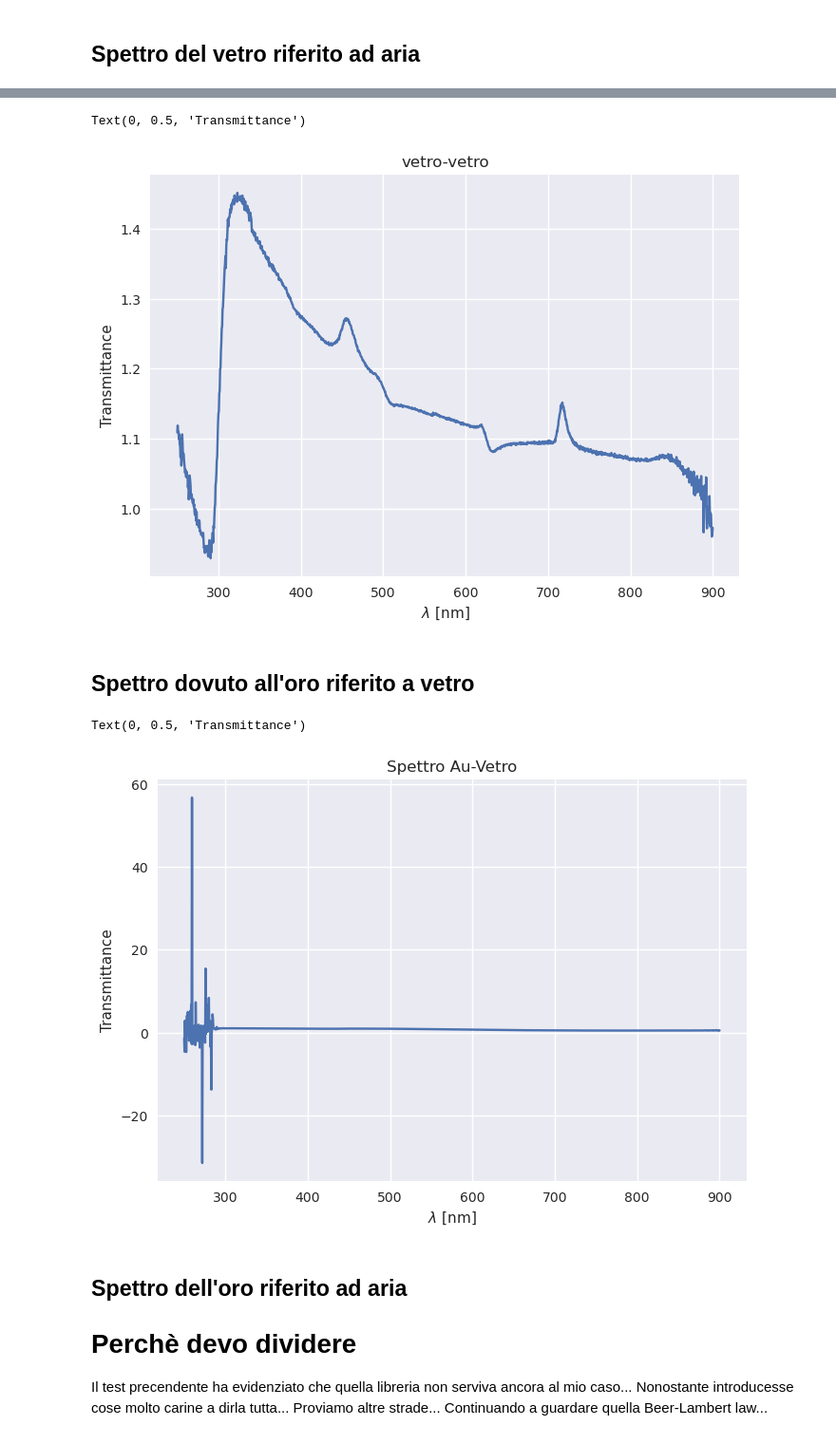
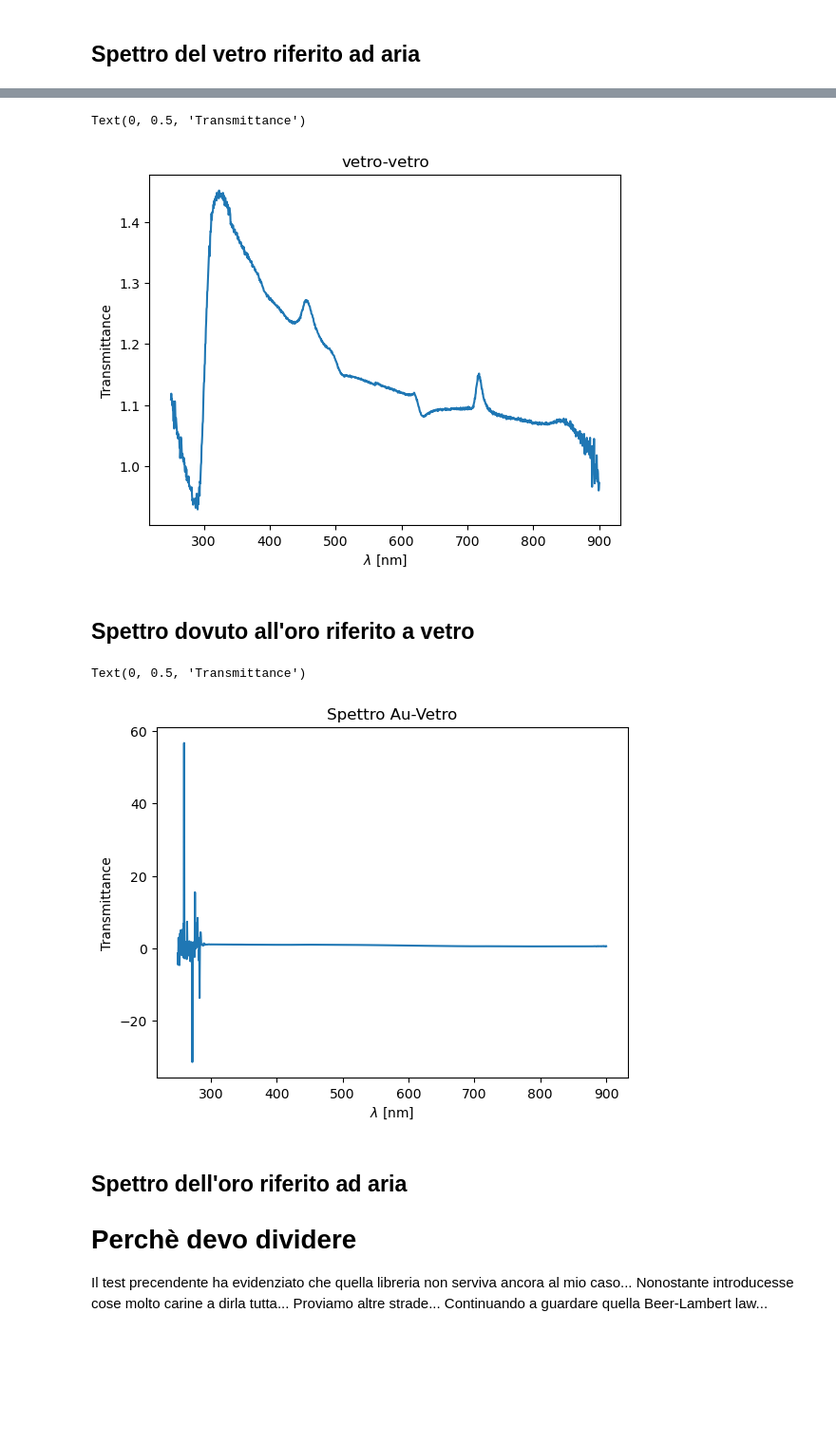
Before and after one commit to RandDouble/lab_mat, a Jupyter notebook: grafici_spettri.ipynb, the cells around one changed output, grey strips where cells are left out. Shown at 95% size. Cells and saved outputs as stored; diff of their text form; code cells hidden in the pictures; blank space fills up the shorter version.

```diff
--- a/grafici_spettri.ipynb
+++ b/grafici_spettri.ipynb
@@ -9,7 +9,7 @@ import pandas as pd
 from pathlib import Path
 
 
-plt.style.use("seaborn")
+plt.style.use("default" )
 
 file_names = Path("./data/Pre-21-04/")
 names = ["lambda", "transmittance"]
@@ -47,20 +47,20 @@ plt.xlabel(lmbd)
 plt.ylabel(Trans)
 # %% [output]
 Text(0, 0.5, 'Transmittance')
-[figure, old version]
+[figure, new version]
 # %% [markdown]
 ## Spettro dovuto all'oro riferito a vetro
 # %%
 vetroAU_vetro = pd.read_table(
-    "data/trasm_900_250_AuVetroSample_VetroRef.txt", names=names, skiprows=75
+    "data/Pre-21-04/trasm_900_250_AuVetroSample_VetroRef.txt", names=names, skiprows=75
 )
 plt.plot(*names, data=vetroAU_vetro)
 plt.title("Spettro Au-Vetro")
 plt.xlabel(lmbd)
 plt.ylabel(Trans)
 # %% [output]
 Text(0, 0.5, 'Transmittance')
-[figure, old version]
+[figure, new version]
 # %% [markdown]
 ## Spettro dell'oro riferito ad aria
 # Perchè devo dividere
```
Also changed, not shown: parts of 10 cells of this notebook.
